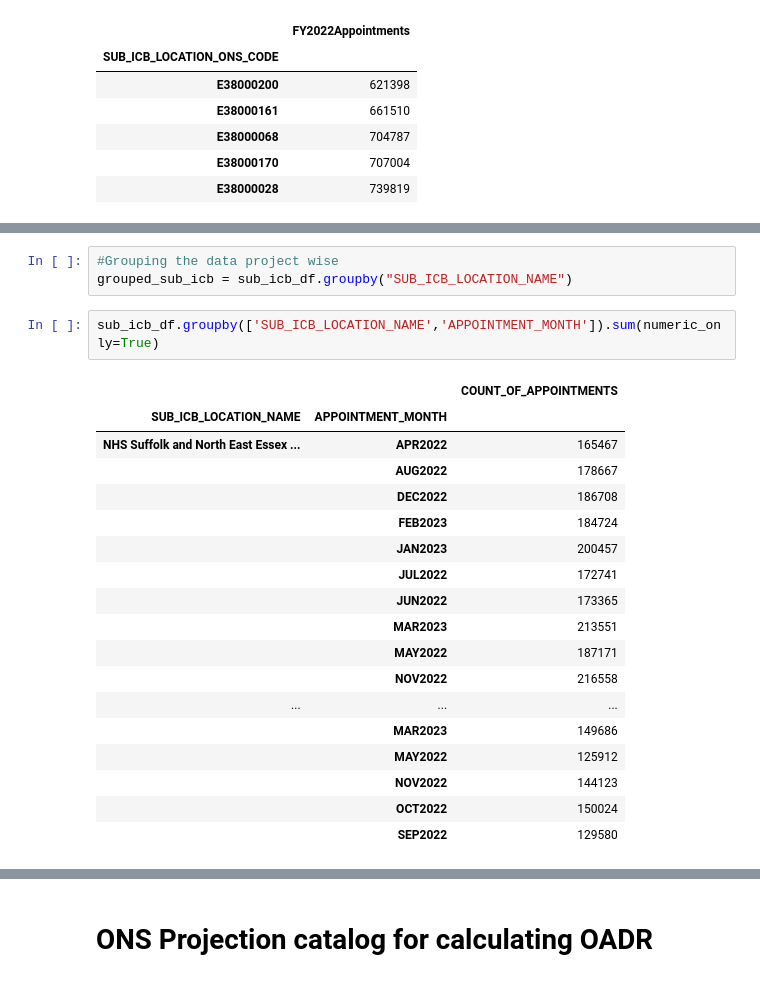
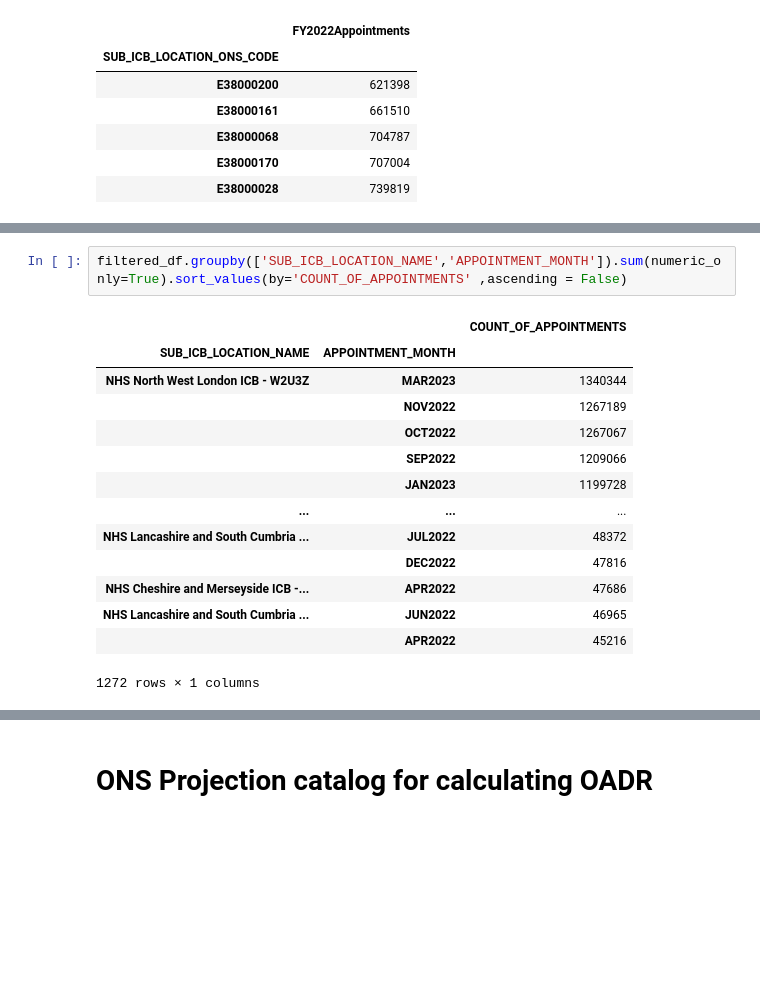
Before and after one commit to SNEE-ICS/PrimaryCareDemandAndCapacity, a Jupyter notebook: AppointmentsVsOADR.ipynb, the cells around one changed output, grey strips where cells are left out. Saved outputs shown, nothing was run; the diff lists cells and outputs as text; blank space fills up the shorter version.

```diff
--- a/AppointmentsVsOADR.ipynb
+++ b/AppointmentsVsOADR.ipynb
@@ -85,24 +69,17 @@ appointments_sub_icb_snee.head()
-# %%
-#Grouping the data project wise
-grouped_sub_icb = sub_icb_df.groupby("SUB_ICB_LOCATION_NAME")
 # %%
-sub_icb_df.groupby(['SUB_ICB_LOCATION_NAME','APPOINTMENT_MONTH']).sum(numeric_only=True)
+filtered_df.groupby(['SUB_ICB_LOCATION_NAME','APPOINTMENT_MONTH']).sum(numeric_only=True).sort_values(by='COUNT_OF_APPOINTMENTS' ,ascending = False)
 # %% [output]
 |  |  | COUNT_OF_APPOINTMENTS |
 | SUB_ICB_LOCATION_NAME | APPOINTMENT_MONTH |  |
-| NHS Suffolk and North East Essex ... | APR2022 | 165467 |
-|  | AUG2022 | 178667 |
-|  | DEC2022 | 186708 |
-|  | FEB2023 | 184724 |
-|  | JAN2023 | 200457 |
-|  | JUL2022 | 172741 |
-|  | JUN2022 | 173365 |
-|  | MAR2023 | 213551 |
-|  | MAY2022 | 187171 |
-|  | NOV2022 | 216558 |
+| NHS North West London ICB - W2U3Z | MAR2023 | 1340344 |
+|  | NOV2022 | 1267189 |
+|  | OCT2022 | 1267067 |
+|  | SEP2022 | 1209066 |
+|  | JAN2023 | 1199728 |
 | ... | ... | ... |
-|  | MAR2023 | 149686 |
-|  | MAY2022 | 125912 |
-|  | NOV2022 | 144123 |
-|  | OCT2022 | 150024 |
-|  | SEP2022 | 129580 |
+| NHS Lancashire and South Cumbria ... | JUL2022 | 48372 |
+|  | DEC2022 | 47816 |
+| NHS Cheshire and Merseyside ICB -... | APR2022 | 47686 |
+| NHS Lancashire and South Cumbria ... | JUN2022 | 46965 |
+|  | APR2022 | 45216 |
+1272 rows × 1 columns
```
Also changed, not shown: parts of 17 cells of this notebook.
